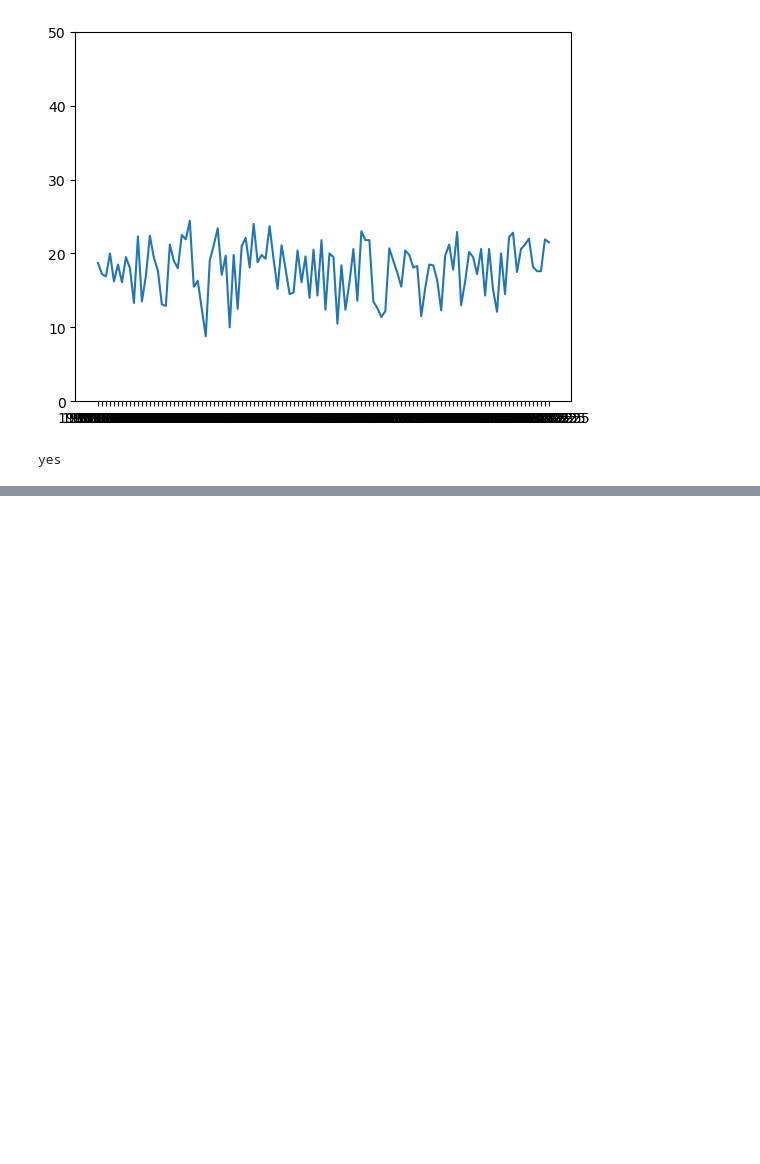
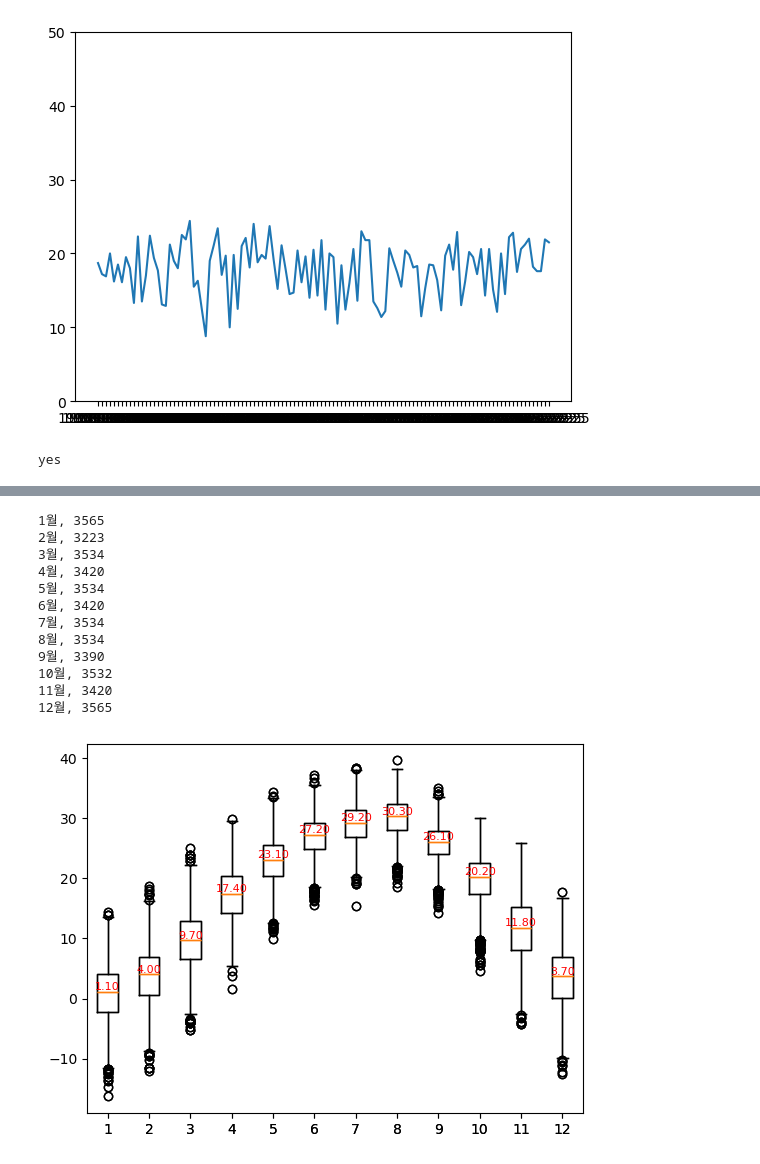
Before and after one commit to hanyong5/2025_python, a Jupyter notebook: 00jupyter/05기온데이터.ipynb, the cells around one changed output, grey strips where cells are left out. Saved outputs shown, nothing was run; the diff lists cells and outputs as text; code cells hidden in the pictures; blank space fills up the shorter version.

Commit message:
numpy

```diff
--- a/00jupyter/05기온데이터.ipynb
+++ b/00jupyter/05기온데이터.ipynb
@@ -130,0 +154,55 @@ yes
+# %%
+import csv
+import matplotlib.pyplot as plt
+import numpy as np
+
+x = [[] for _ in range(12)]
+# print(x)
+
+with open('seouldata3.csv',encoding="utf-8") as f:
+    data = csv.reader(f)
+    next(data)
+    for row in data:
+        if len(row) > 0 and row[-1] != "":
+            x[int(row[0].split('-')[1])-1].append(float(row[-1]))
+
+# print(x)
+
+for y in range(12):
+    print(f'{y+1}월, {len(x[y])}')
+
+
+# 박스플롯 그리기
+box = plt.boxplot(x)
+
+
+
+
+# 중앙값 위치 가져오기
+for i, line in enumerate(box['medians']):
+    # 중앙값 y좌표 구하기
+    median_value = line.get_ydata()[0]
+    # 텍스트로 중앙값 표시
+    plt.text(i + 1, median_value, f'{median_value:.2f}',
+             horizontalalignment='center',
+             verticalalignment='bottom',
+             fontsize=8, color='red')
+
+
+plt.boxplot(x)
+plt.grid
+plt.show()
+# %% [output]
+1월, 3565
+2월, 3223
+3월, 3534
+4월, 3420
+5월, 3534
+6월, 3420
+7월, 3534
+8월, 3534
+9월, 3390
+10월, 3532
+11월, 3420
+12월, 3565
+[figure, added]
```
Also changed, not shown: parts of 2 cells of this notebook, 2 other files.
